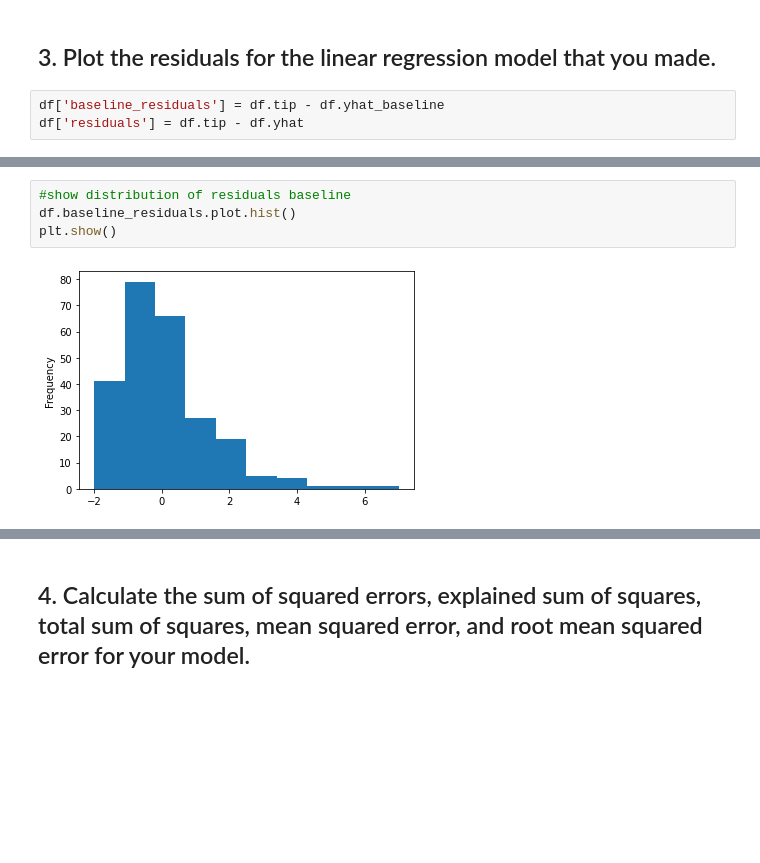
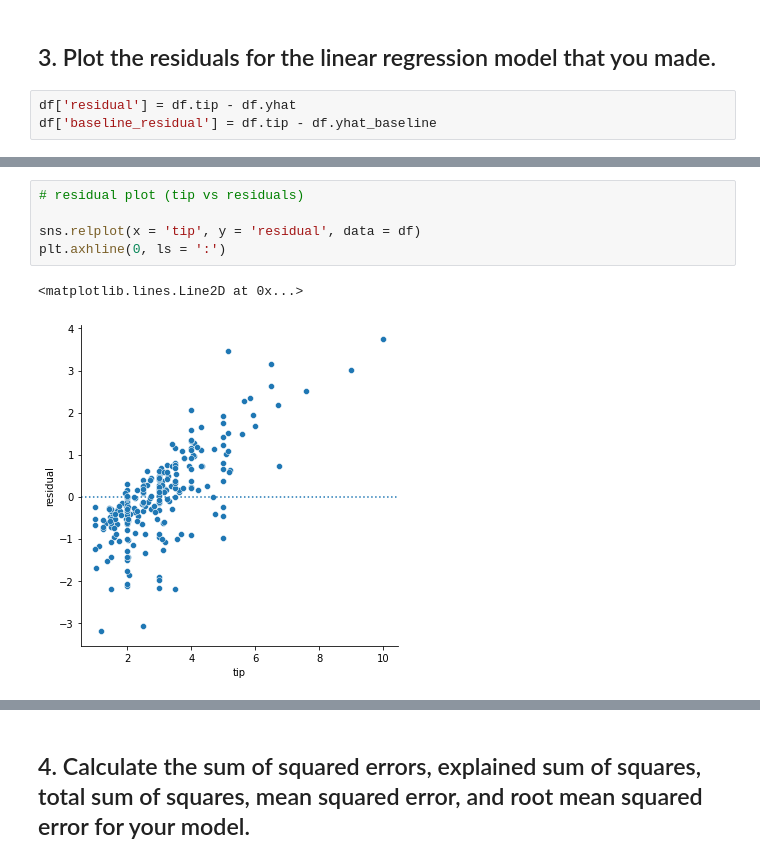
Before and after one commit to randyfrench/regression-exercises, a Jupyter notebook: evaluate.ipynb, the cells around one changed output, grey strips where cells are left out. Cells and saved outputs as stored; diff of their text form; blank space fills up the shorter version.

```diff
--- a/evaluate.ipynb
+++ b/evaluate.ipynb
@@ -72,5 +82,5 @@ df.head()
 # %% [markdown]
 ## 3. Plot the residuals for the linear regression model that you made.
 # %%
-df['baseline_residuals'] = df.tip - df.yhat_baseline
-df['residuals'] = df.tip - df.yhat
+df['residual'] = df.tip - df.yhat
+df['baseline_residual'] = df.tip - df.yhat_baseline
@@ -85,6 +98,8 @@ plt.show()
 # %%
-#show distribution of residuals baseline
-df.baseline_residuals.plot.hist()
-plt.show()
+# residual plot (tip vs residuals)
+
+sns.relplot(x = 'tip', y = 'residual', data = df)
+plt.axhline(0, ls = ':')
 # %% [output]
+<matplotlib.lines.Line2D at 0x...>
-[figure, old version]
+[figure, new version]
```
Also changed, not shown: parts of 40 cells of this notebook, 6 other files.
